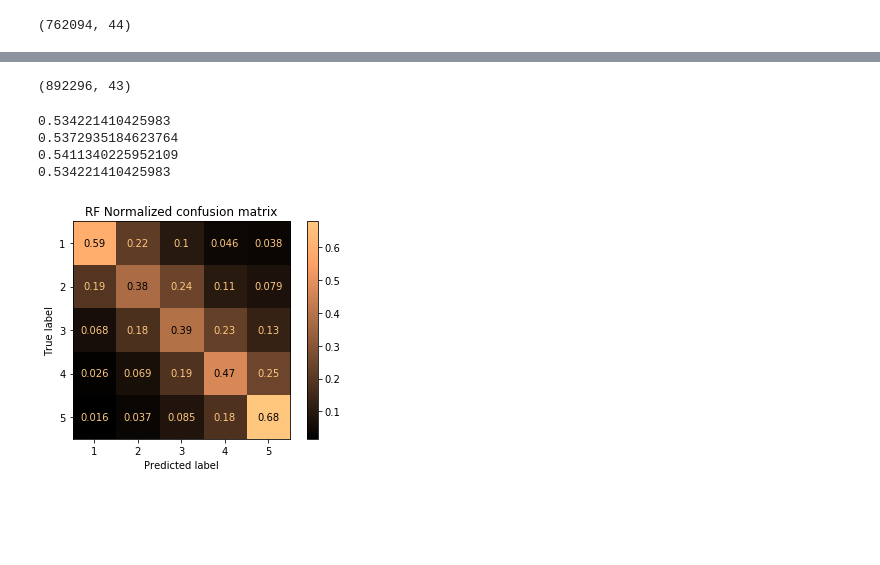
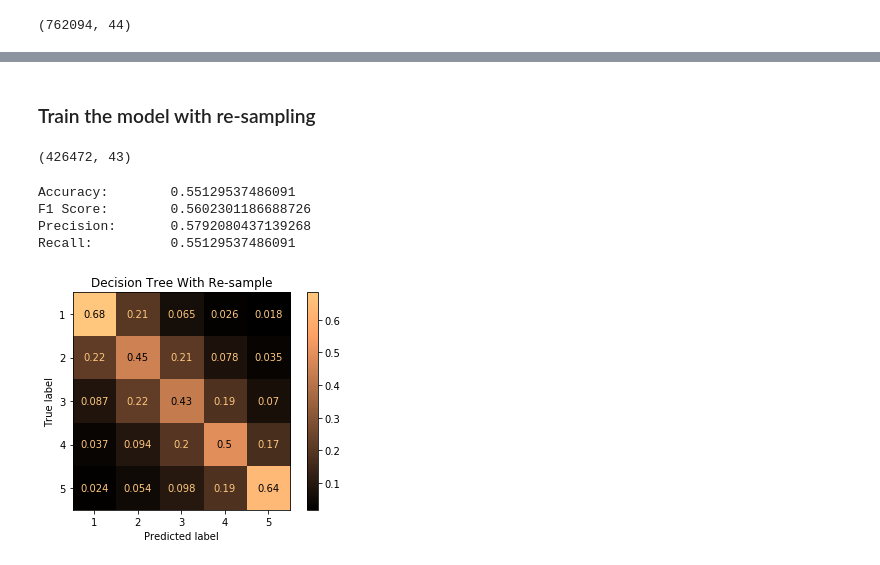
Before and after one commit to OnerInce/ml-earthquake, a Jupyter notebook: decision_tree.ipynb, the cells around one changed output, grey strips where cells are left out. Drawn from its saved outputs; the diff is of its cells as text; code cells hidden in the pictures; blank space fills up the shorter version.

Commit message:
decision tree both methods

```diff
--- a/decision_tree.ipynb
+++ b/decision_tree.ipynb
@@ -25,8 +57,11 @@ X_train, X_test, y_train, y_test = train_test_split(X, y, test_size=0.25, random
+# %% [markdown]
+### Train the model with re-sampling
 # %%
-sm = SMOTETomek(random_state = 27, n_jobs = -1)
+# Re-sample the training set
 
+sm = SMOTEENN(random_state = 27, n_jobs = -1)
 X_train, y_train = sm.fit_sample(X_train, y_train)
 # %%
 print(X_train.shape)
 # %% [output]
-(892296, 43)
+(426472, 43)
@@ -37,28 +68,27 @@ from sklearn.metrics import plot_confusion_matrix
 # %%
 # Train the model
 
-dc = tree.DecisionTreeClassifier().fit(X_train, y_train)
-dc_pred = dc.predict(X_test)
+dc_sampled = tree.DecisionTreeClassifier(criterion = "entropy", random_state = 23).fit(X_train, y_train)
+dc_sampled_pred = dc_sampled.predict(X_test)
 # %%
 # Performance results
 
-print(accuracy_score(y_test, dc_pred))
-print(f1_score(y_test, dc_pred, average = 'weighted'))
-print(precision_score(y_test, dc_pred, average = 'weighted'))
-print(recall_score(y_test, dc_pred, average = 'weighted'))
+print("Accuracy: \t", accuracy_score(y_test, dc_sampled_pred))
+print("F1 Score: \t", f1_score(y_test, dc_sampled_pred, average = 'weighted'))
+print("Precision:\t", precision_score(y_test, dc_sampled_pred, average = 'weighted'))
+print("Recall:   \t", recall_score(y_test, dc_sampled_pred, average = 'weighted'))
 # %% [output]
-0.534221410425983
-0.5372935184623764
-0.5411340225952109
-0.534221410425983
+Accuracy:        0.55129537486091
+F1 Score:        0.5602301186688726
+Precision:       0.5792080437139268
+Recall:          0.55129537486091
 # %%
 # Plot normalized confusion matrix
 
-import matplotlib.pyplot as plt
 classes = ["1", "2", "3", "4", "5"]
-title = "RF Normalized confusion matrix"
-disp = plot_confusion_matrix(dc, X_test, y_test, display_labels = classes, cmap = "copper", normalize = "true")
+title = "Decision Tree With Re-sample"
+disp = plot_confusion_matrix(dc_sampled, X_test, y_test, display_labels = classes, cmap = "copper", normalize = "true")
 disp.ax_.set_title(title)
 plt.show()
 # %% [output]
-[figure, old version]
+[figure, new version]
```
Also changed, not shown: parts of 7 cells of this notebook.
